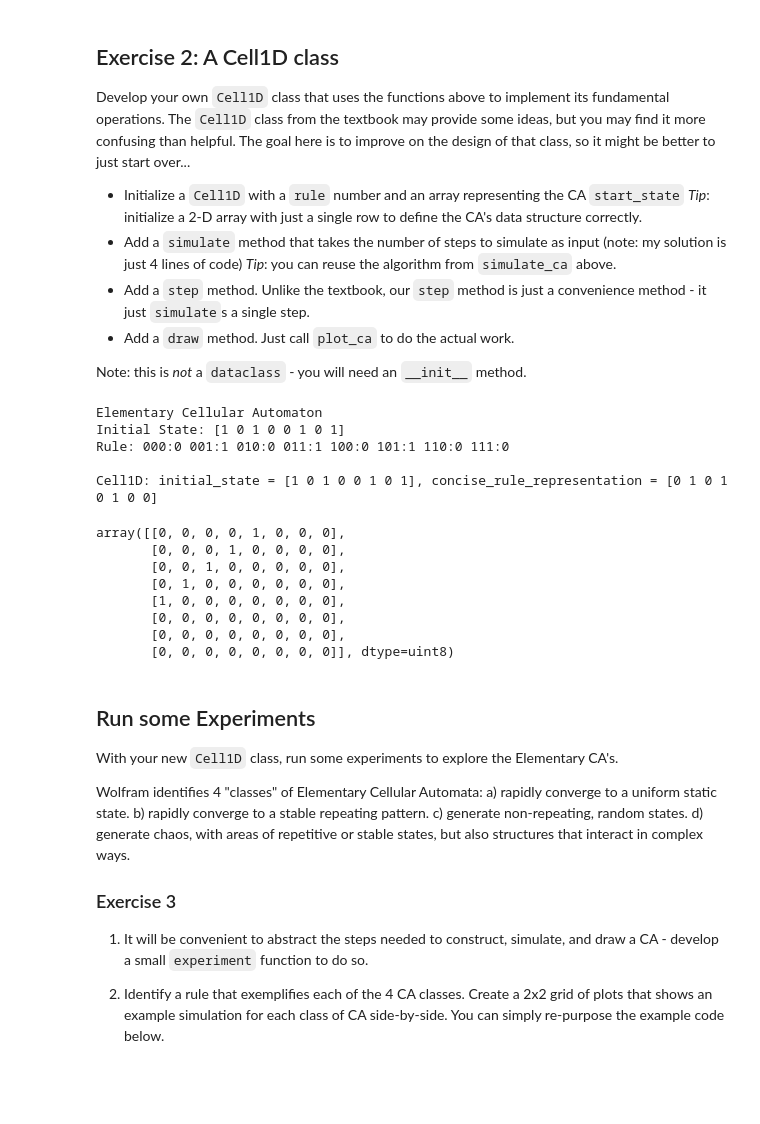
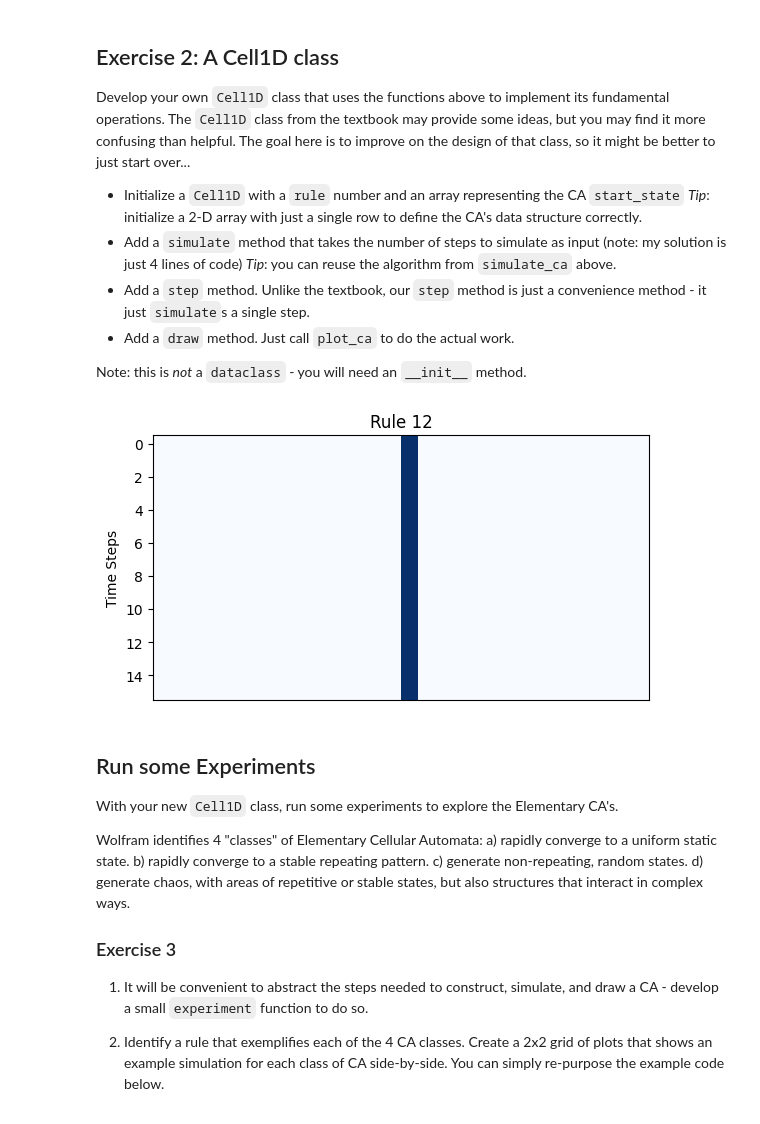
Before and after one commit to zhdavidlu/cap-comp215, a Jupyter notebook: labs/lab05-CA-1D.ipynb, the cells around one changed output. Cells and saved outputs as stored; diff of their text form; code cells hidden in the pictures; blank space fills up the shorter version.

```diff
--- a/labs/lab05-CA-1D.ipynb
+++ b/labs/lab05-CA-1D.ipynb
@@ -153,79 +153,76 @@ The goal here is to improve on the design of that class, so it might be better t
 Note: this is *not* a `dataclass` - you will need an `__init__` method.
 # %%
 # Solution for Ex. 2 here...
-
-# Cellular automatons are defined by a starting state and a rule that describes how the state will evolve
 
 class Cell1D:
 
     def __init__ (self, start, rule):
 
         self.initial_state = start
-        self.concise_rule_representation = rule
+        rule = np.array([rule], dtype = np.uint8)
+        self.concise_rule_representation = np.unpackbits(rule, bitorder = 'little')
+
+        self.history = self.initial_state[np.newaxis, :]  # Still not entirely sure how this works
 
     def __str__ (self):
 
-        verbose_rule_representation = []
-
+        verbose_rule_representation = []  # Creates an explicit one-to-one correspondence between each
+                                          # neighbourhood and how its central cell evolves based on the rule
         for i in range(8):
-            neighbourhood = f'{bin(i)[2:]:0>3}'
+            neighbourhood = f'{bin(i)[2:]:0>3}'  # full three-bit representation of the neighbourhood
             next_value = str(self.concise_rule_representation[i])
-
             verbose_rule_representation.append((neighbourhood, next_value))
 
-        return ('Elementary Cellular Automaton\n' + f'Initial State: {self.initial_state}\n' +
-            f'Rule: {" ".join([":".join(scenario) for scenario in verbose_rule_representation])}\n')
+        return ('Elementary Cellular Automaton\n'
+            f'Initial State: {self.initial_state}\n'
+            f'Rule: {" ".join([":".join(pair) for pair in verbose_rule_representation])}')
 
-    def __repr__ (self):
+    def __repr__ (self):  # Sorry I'm clueless about this part
 
         class_name = type(self).__name__
 
-        return (f'{class_name}: initial_state = {self.initial_state}, ' +
-            f'concise_rule_representation = {self.concise_rule_representation}\n')
+        return (f'{class_name} Object\n'
+            f'initial_state = {self.initial_state}\n'
+            f'concise_rule_representation = {self.concise_rule_representation}\n'
+            f'history = {self.history}')
 
     def simulate (self, n_steps):
 
-        n_cells = len(self.initial_state)
+        start = self.initial_state
         rule = self.concise_rule_representation
 
-        # Just a quick test / placeholder
-        # will modify later to accept alternative initial states
+        zeros = np.zeros((n_steps, len(start)), dtype = np.uint8)  # A 2D array filled with zeros,
+        steps = np.vstack((start, zeros))                          # with the initial state prepended.
 
-        crs = simulate_ca(n_cells, n_steps, rule)
+        for t in range(1, n_steps+1):
+            steps[t] = transition(steps[t-1], rule)
 
-        return crs
+        self.history = steps
 
     def step (self):
-
-        pass
+        self.simulate(1)  # A convenient alias for simulate(1)
 
     def draw (self):
+        rule = np.packbits(self.concise_rule_representation, bitorder = 'little')  # Re-computes Wolfram rule number
+        plot_ca(self.history, title = f'Rule {rule[0]}')
 
-        pass
+x1 = np.array([0,0,0,0,0,0,1,0,0,0,0,0,0])
+x2 = random_array(20, 0.5)
+x3 = single_centre_array(30)
+r = 12
 
-x = np.array([1,0,1,0,0,1,0,1])
-r = np.array([0,1,0,1,0,1,0,0])
+test_ca = Cell1D(x3, r)
 
-test_ca = Cell1D(x, r)
+test_ca.simulate(15)
+# test_ca.step()
+# print(test_ca.history)
+test_ca.draw()
 
-print(test_ca)
-print(repr(test_ca))
-
-test_ca.simulate(7)
+# print(test_ca)
+# print()
+# print(repr(test_ca))
 # %% [output]
-Elementary Cellular Automaton
-Initial State: [1 0 1 0 0 1 0 1]
-Rule: 000:0 001:1 010:0 011:1 100:0 101:1 110:0 111:0
-
-Cell1D: initial_state = [1 0 1 0 0 1 0 1], concise_rule_representation = [0 1 0 1 0 1 0 0]
-array([[0, 0, 0, 0, 1, 0, 0, 0],
-       [0, 0, 0, 1, 0, 0, 0, 0],
-       [0, 0, 1, 0, 0, 0, 0, 0],
-       [0, 1, 0, 0, 0, 0, 0, 0],
-       [1, 0, 0, 0, 0, 0, 0, 0],
-       [0, 0, 0, 0, 0, 0, 0, 0],
-       [0, 0, 0, 0, 0, 0, 0, 0],
-       [0, 0, 0, 0, 0, 0, 0, 0]], dtype=uint8)
+[figure, added]
 # %% [markdown]
 ## Run some Experiments
 With your new `Cell1D` class, run some experiments to explore the Elementary CA's.
```
